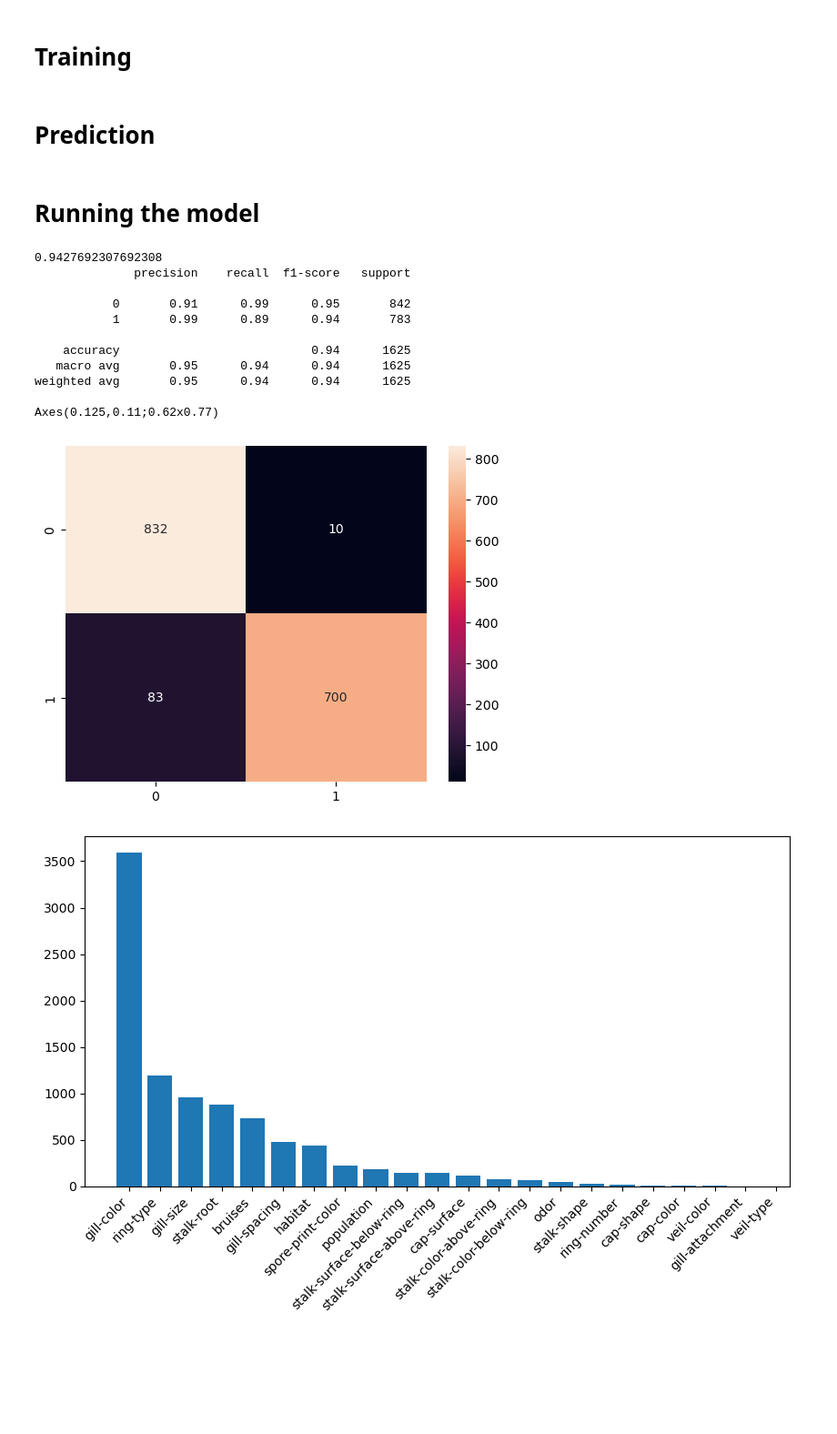
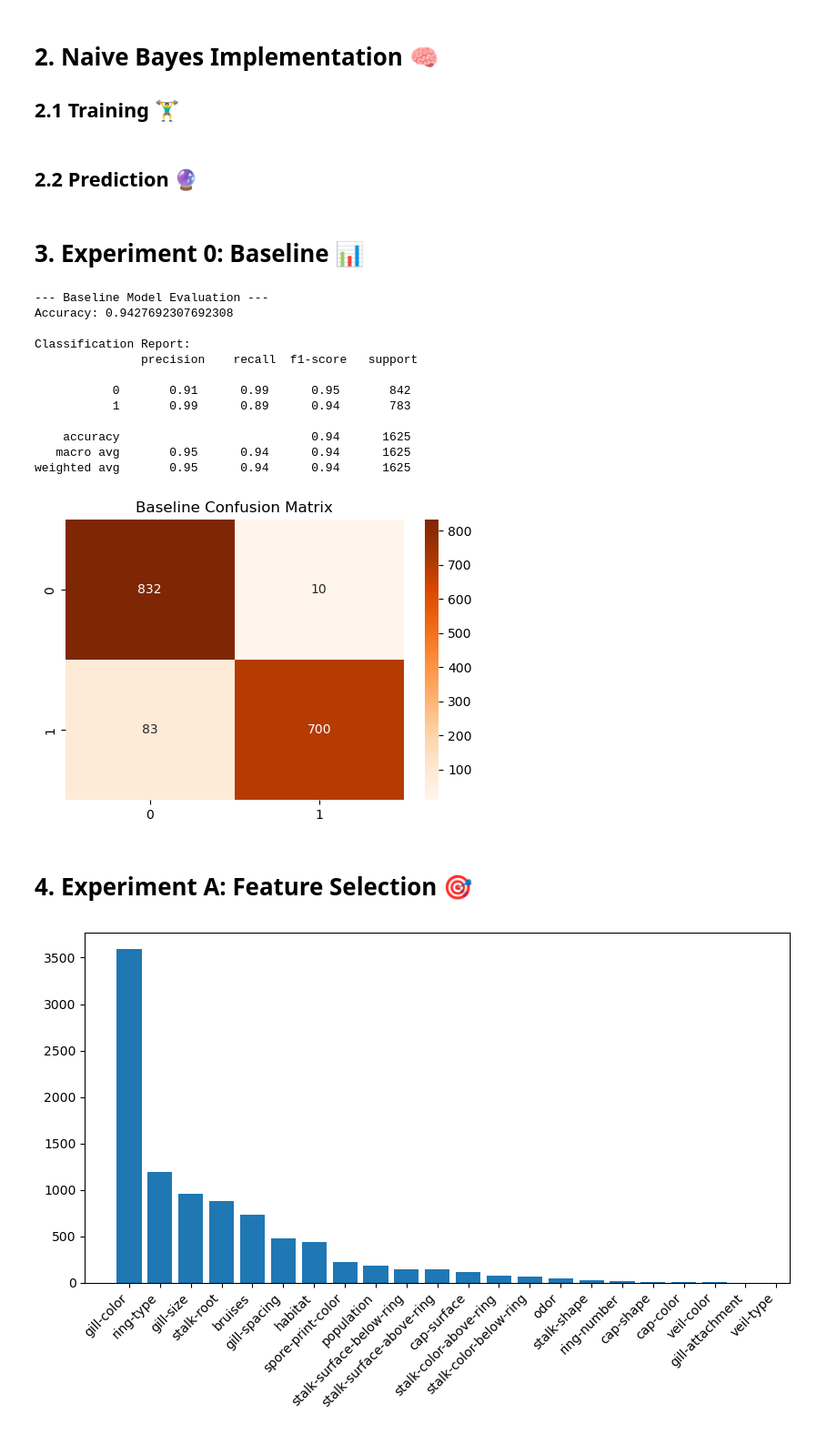
Before and after one commit to Mohamed-Ehab-Sabry/ml-mushroom-breast-cancer-classifier, a Jupyter notebook: CategoricalNB.ipynb, the cells around one changed output. Shown at 91% size. Drawn from its saved outputs; the diff is of its cells as text; code cells hidden in the pictures; blank space fills up the shorter version.

```diff
--- a/CategoricalNB.ipynb
+++ b/CategoricalNB.ipynb
@@ -66,7 +66,8 @@ y_train = le.fit_transform(y_train)
 y_validation = le.transform(y_validation)
 y_test = le.transform(y_test)
 # %% [markdown]
-# Training
+# 2. Naive Bayes Implementation 🧠
+## 2.1 Training 🏋️‍♂️
 # %%
 def fit(X,y):
     classes, counts = np.unique(y, return_counts = True)
@@ -98,7 +99,7 @@ def fit(X,y):
 
     return prior_prop_dic, likelihood_dic
 # %% [markdown]
-# Prediction
+## 2.2 Prediction 🔮
 # %%
 def predict(X, prior, likelihood):
     final_predictions = []
@@ -114,31 +115,39 @@ def predict(X, prior, likelihood):
 
     return np.array(final_predictions)
 # %% [markdown]
-# Running the model
+# 3. Experiment 0: Baseline 📊
 # %%
 from sklearn.metrics import accuracy_score, classification_report, confusion_matrix
 from seaborn import heatmap
+from matplotlib import pyplot as plt
+
 prior, likelihood = fit(X_train, y_train)
 predictions = predict(X_validation, prior, likelihood)
-print(accuracy_score(y_validation, predictions))
-print(classification_report(y_validation, predictions))
-print(heatmap(confusion_matrix(y_validation, predictions), annot = True, fmt = 'd')) # fmt -> format string, annot -> annotate
-# heatmap indicates
-# True Negative  | False Positive
-# False Negative | True Positive
+
+print("--- Baseline Model Evaluation ---")
+print("Accuracy:", accuracy_score(y_validation, predictions))
+print("\nClassification Report:\n", classification_report(y_validation, predictions))
+
+plt.figure(figsize=(6, 4))
+heatmap(confusion_matrix(y_validation, predictions), annot = True, fmt = 'd', cmap='Oranges')
+plt.title("Baseline Confusion Matrix")
+plt.show()
 # %% [output]
-0.9427692307692308
-              precision    recall  f1-score   support
+--- Baseline Model Evaluation ---
+Accuracy: 0.9427692307692308
+
+Classification Report:
+               precision    recall  f1-score   support
 
            0       0.91      0.99      0.95       842
            1       0.99      0.89      0.94       783
 
     accuracy                           0.94      1625
    macro avg       0.95      0.94      0.94      1625
 weighted avg       0.95      0.94      0.94      1625
-
-Axes(0.125,0.11;0.62x0.77)
-[figure, old version]
+[figure, new version]
+# %% [markdown]
+# 4. Experiment A: Feature Selection 🎯
 # %%
 from sklearn.feature_selection import SelectKBest, chi2
 from matplotlib import pyplot as plt
```
Also changed, not shown: parts of 6 cells of this notebook.
